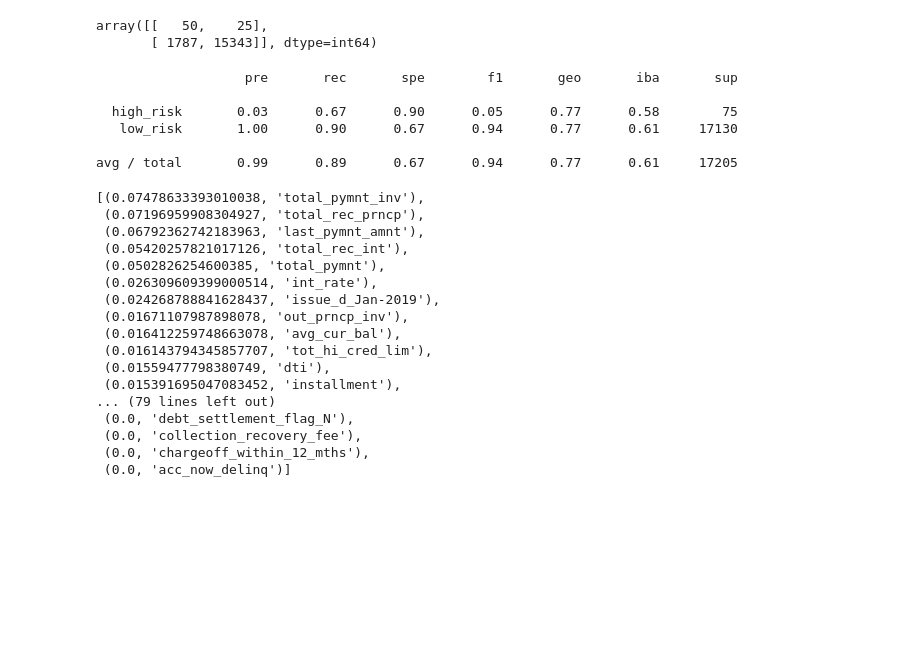
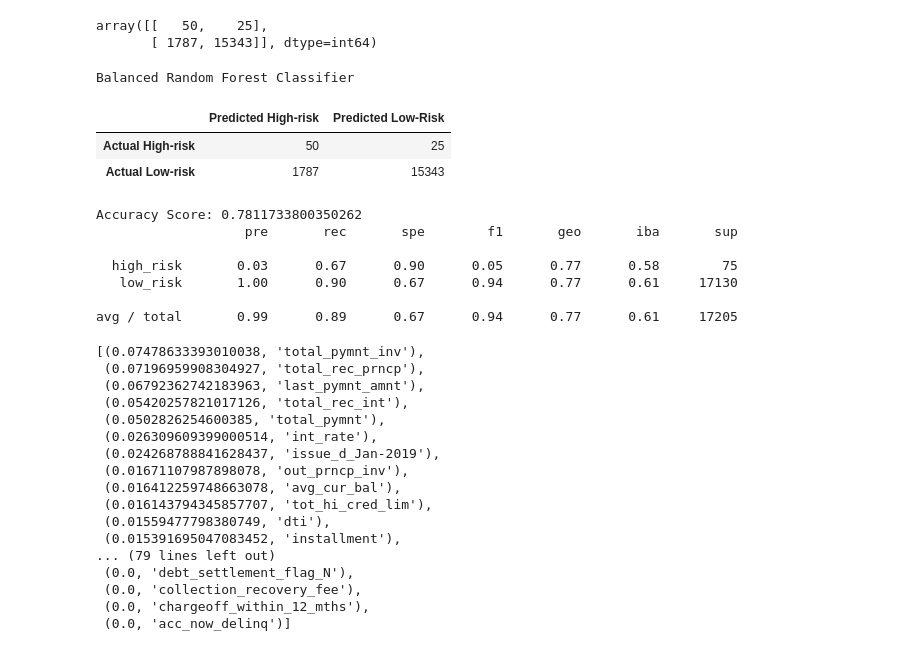
Before and after one commit to rptseng/Credit_Risk_Analysis, a Jupyter notebook: credit_risk_ensemble.ipynb, the cells around one changed output. Saved outputs shown, nothing was run; the diff lists cells and outputs as text; code cells hidden in the pictures; blank space fills up the shorter version.

Commit message:
updated results display

```diff
--- a/credit_risk_ensemble.ipynb
+++ b/credit_risk_ensemble.ipynb
@@ -147,20 +148,34 @@ balanced_accuracy_score(y_test, y_pred)
 0.7811733800350262
 # %%
 # Display the confusion matrix
-confusion_matrix(y_test, y_pred)
+cm = confusion_matrix(y_test, y_pred)
+cm
 # %% [output]
 array([[   50,    25],
        [ 1787, 15343]], dtype=int64)
-# %%
-# Print the imbalanced classification report
-print(classification_report_imbalanced(y_test, y_pred))
-# %% [output]
-                   pre       rec       spe        f1       geo       iba       sup
-
-  high_risk       0.03      0.67      0.90      0.05      0.77      0.58        75
-   low_risk       1.00      0.90      0.67      0.94      0.77      0.61     17130
-
-avg / total       0.99      0.89      0.67      0.94      0.77      0.61     17205
+# %%
+# Print the imbalanced classification report
+
+print("Balanced Random Forest Classifier")
+confusion_matrix_df = pd.DataFrame(
+    cm, index=["Actual High-risk", "Actual Low-risk"], columns=["Predicted High-risk", "Predicted Low-Risk"])
+display(confusion_matrix_df)
+
+print(f"Accuracy Score: {acc_score}")
+
+print(classification_report_imbalanced(y_test, y_pred))
+# %% [output]
+Balanced Random Forest Classifier
+|  | Predicted High-risk | Predicted Low-Risk |
+| Actual High-risk | 50 | 25 |
+| Actual Low-risk | 1787 | 15343 |
+Accuracy Score: 0.7811733800350262
+                   pre       rec       spe        f1       geo       iba       sup
+
+  high_risk       0.03      0.67      0.90      0.05      0.77      0.58        75
+   low_risk       1.00      0.90      0.67      0.94      0.77      0.61     17130
+
+avg / total       0.99      0.89      0.67      0.94      0.77      0.61     17205
 # %%
 # List the features sorted in descending order by feature importance
 importances = brf_model.feature_importances_
```
Also changed, not shown: parts of 5 cells of this notebook.
